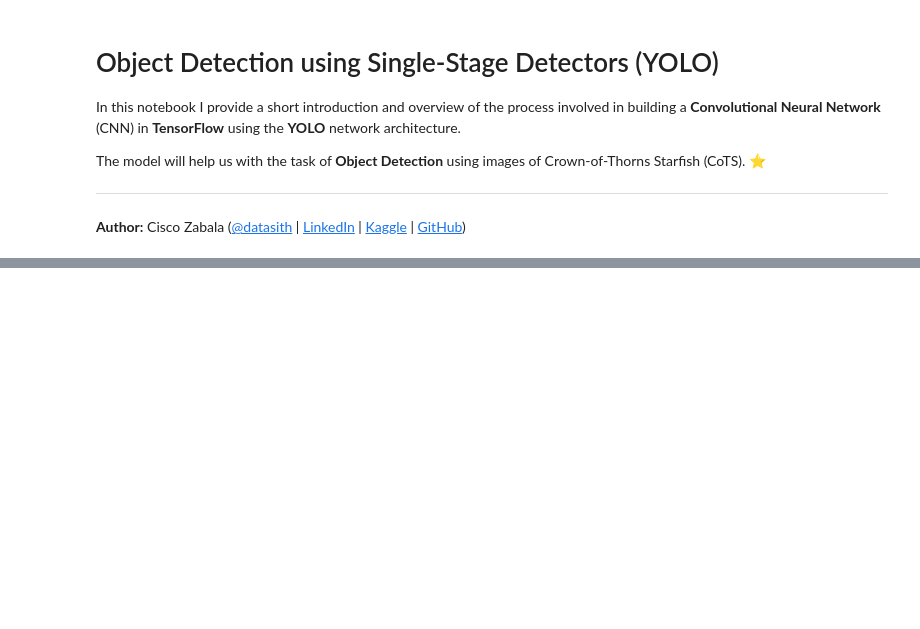
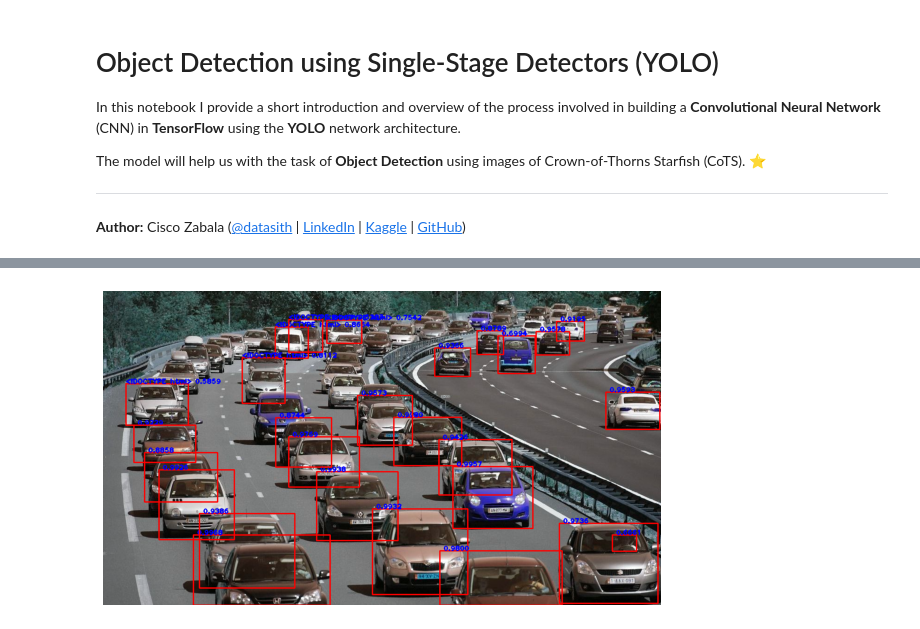
Before and after one commit to datasith/ML-Notebooks-TensorFlow, a Jupyter notebook: Object_Detection_YOLO.ipynb, the cells around one changed output, grey strips where cells are left out. Saved outputs shown, nothing was run; the diff lists cells and outputs as text; code cells hidden in the pictures; blank space fills up the shorter version.

```diff
--- a/Object_Detection_YOLO.ipynb
+++ b/Object_Detection_YOLO.ipynb
@@ -24,0 +74,3 @@ References:
+# %%
+cfgfile = "config/yolov3.cfg"
+weightfile = "weights/yolov3.weights"
@@ -24,0 +95,3 @@ References:
+# %%
+model_size = (416, 416, 3)
+num_classes = 80
@@ -24,0 +355,35 @@ References:
+# %%
+physical_devices = tf.config.experimental.list_physical_devices('GPU')
+assert len(physical_devices) > 0, "Not enough GPU hardware devices available"
+tf.config.experimental.set_memory_growth(physical_devices[0], True)
+model_size = (416, 416,3)
+num_classes = 80
+class_name = './dataset/coco.names'
+max_output_size = 40
+max_output_size_per_class= 20
+iou_threshold = 0.5
+confidence_threshold = 0.5
+cfgfile = 'cfg/yolov3.cfg'
+weightfile = 'weights/yolov3_weights.tf'
+img_path = "dataset/images/test.jpg"
+# %%
+class_names = load_class_names(class_name)
+image = cv2.imread(img_path)
+image = np.array(image)
+image = tf.expand_dims(image, 0)
+resized_frame = resize_image(image, (model_size[0],model_size[1]))
+pred = model.predict(resized_frame)
+boxes, scores, classes, nums = output_boxes( \
+    pred, model_size,
+    max_output_size=max_output_size,
+    max_output_size_per_class=max_output_size_per_class,
+    iou_threshold=iou_threshold,
+    confidence_threshold=confidence_threshold)
+image = np.squeeze(image)
+img = draw_outputs(image, boxes, scores, classes, nums, class_names)
+# %%
+plt.figure(figsize=(10, 6))
+_ = plt.imshow(img)
+_ = plt.axis("off")
+# %% [output]
+[figure, added]
```
Also changed, not shown: parts of 11 cells of this notebook.
